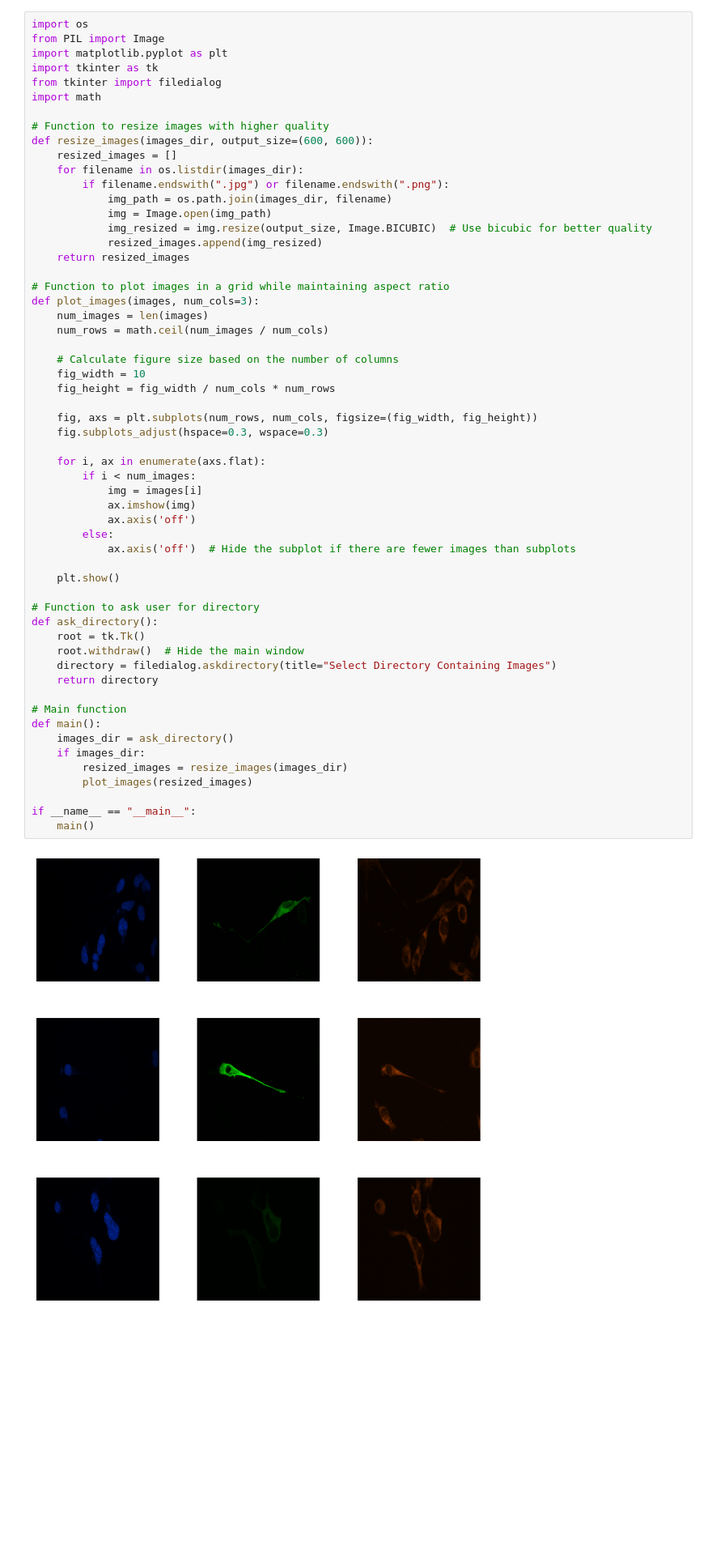
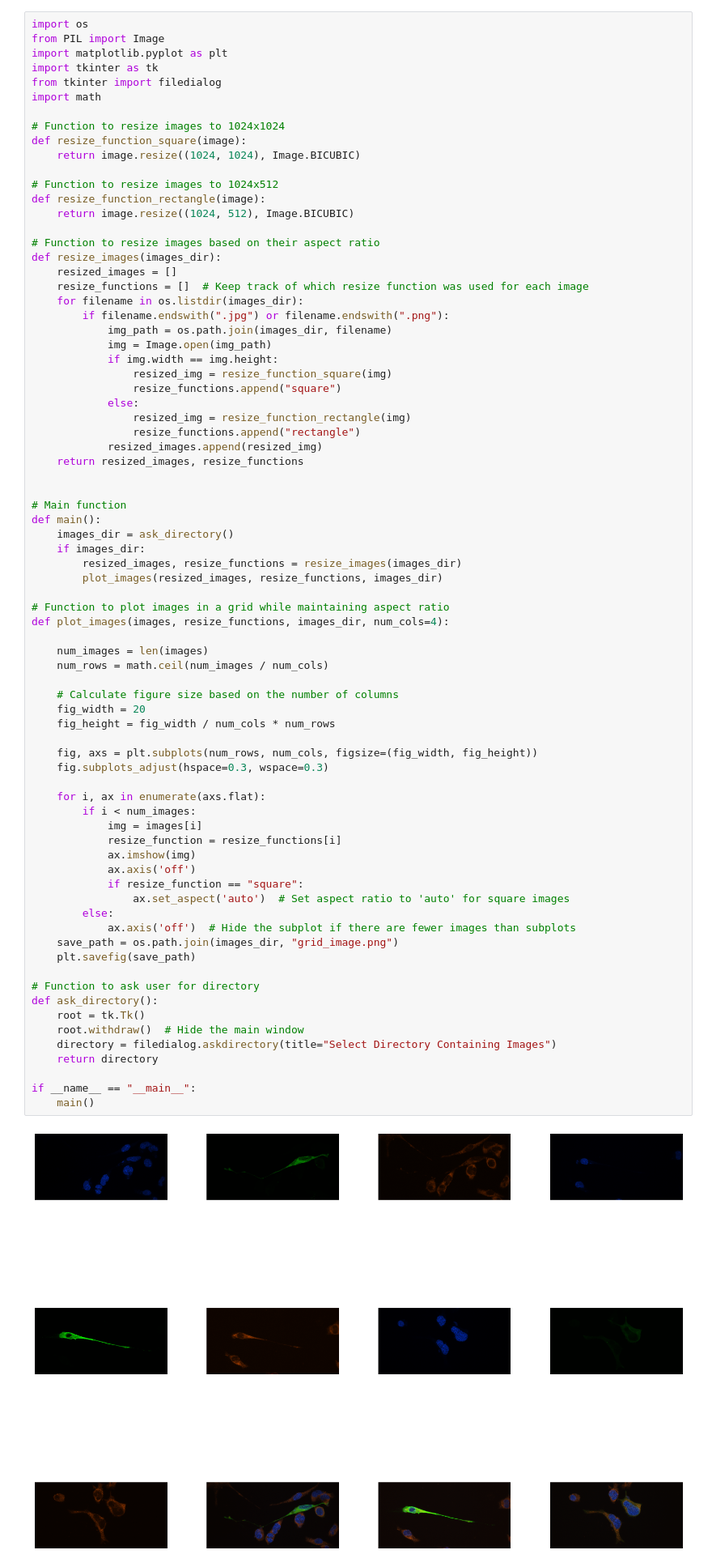
Before and after one commit to oes6098/ImageGridFromND2Files, a Jupyter notebook: imagegrid.ipynb, the cells around one changed output. Shown at 81% size. Drawn from its saved outputs; the diff is of its cells as text; blank space fills up the shorter version.

```diff
--- a/imagegrid.ipynb
+++ b/imagegrid.ipynb
@@ -76,54 +29,73 @@ import tkinter as tk
 from tkinter import filedialog
 import math
 
-# Function to resize images with higher quality
-def resize_images(images_dir, output_size=(600, 600)):
+# Function to resize images to 1024x1024
+def resize_function_square(image):
+    return image.resize((1024, 1024), Image.BICUBIC)
+
+# Function to resize images to 1024x512
+def resize_function_rectangle(image):
+    return image.resize((1024, 512), Image.BICUBIC)
+
+# Function to resize images based on their aspect ratio
+def resize_images(images_dir):
     resized_images = []
+    resize_functions = []  # Keep track of which resize function was used for each image
     for filename in os.listdir(images_dir):
         if filename.endswith(".jpg") or filename.endswith(".png"):
             img_path = os.path.join(images_dir, filename)
             img = Image.open(img_path)
-            img_resized = img.resize(output_size, Image.BICUBIC)  # Use bicubic for better quality
-            resized_images.append(img_resized)
-    return resized_images
+            if img.width == img.height:
+                resized_img = resize_function_square(img)
+                resize_functions.append("square")
+            else:
+                resized_img = resize_function_rectangle(img)
+                resize_functions.append("rectangle")
+            resized_images.append(resized_img)
+    return resized_images, resize_functions
+
+
+# Main function
+def main():
+    images_dir = ask_directory()
+    if images_dir:
+        resized_images, resize_functions = resize_images(images_dir)
+        plot_images(resized_images, resize_functions, images_dir)
 
 # Function to plot images in a grid while maintaining aspect ratio
-def plot_images(images, num_cols=3):
+def plot_images(images, resize_functions, images_dir, num_cols=4):
+
     num_images = len(images)
     num_rows = math.ceil(num_images / num_cols)
 
     # Calculate figure size based on the number of columns
-    fig_width = 10
+    fig_width = 20
     fig_height = fig_width / num_cols * num_rows
 
     fig, axs = plt.subplots(num_rows, num_cols, figsize=(fig_width, fig_height))
     fig.subplots_adjust(hspace=0.3, wspace=0.3)
 
     for i, ax in enumerate(axs.flat):
         if i < num_images:
             img = images[i]
+            resize_function = resize_functions[i]
             ax.imshow(img)
             ax.axis('off')
+            if resize_function == "square":
+                ax.set_aspect('auto')  # Set aspect ratio to 'auto' for square images
         else:
             ax.axis('off')  # Hide the subplot if there are fewer images than subplots
-
-    plt.show()
+    save_path = os.path.join(images_dir, "grid_image.png")
+    plt.savefig(save_path)
 
 # Function to ask user for directory
 def ask_directory():
     root = tk.Tk()
     root.withdraw()  # Hide the main window
     directory = filedialog.askdirectory(title="Select Directory Containing Images")
     return directory
 
-# Main function
-def main():
-    images_dir = ask_directory()
-    if images_dir:
-        resized_images = resize_images(images_dir)
-        plot_images(resized_images)
-
 if __name__ == "__main__":
     main()
 # %% [output]
-[figure, old version]
+[figure, new version]
```
Also changed, not shown: parts of 3 cells of this notebook.
